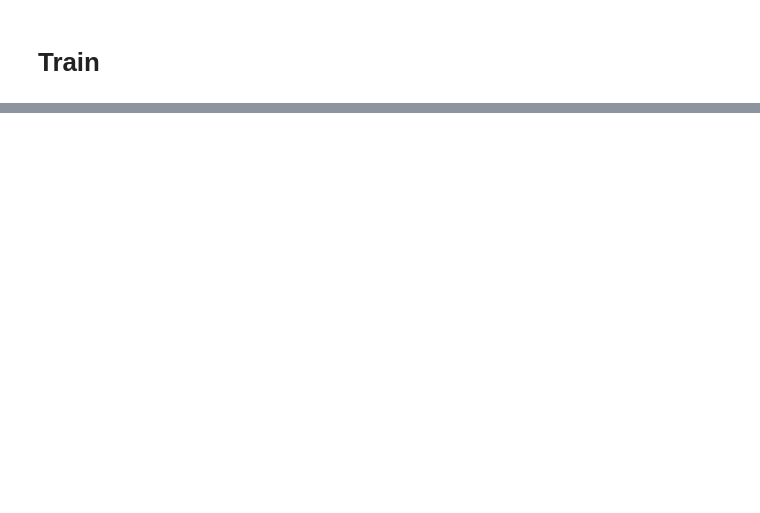
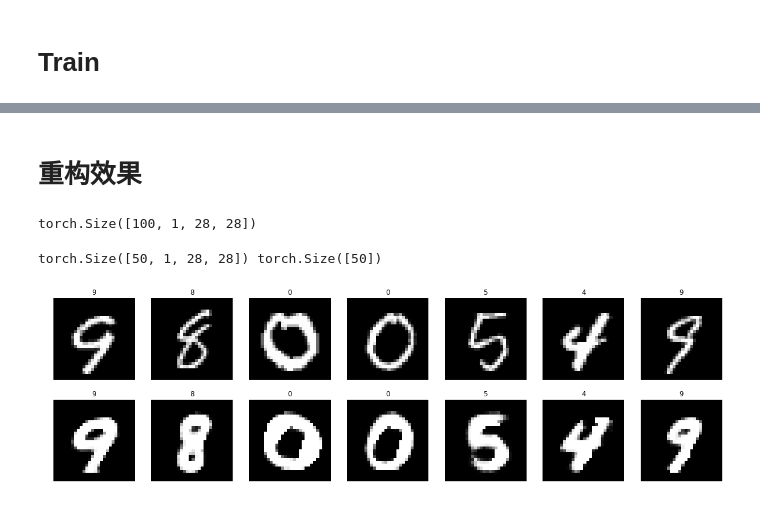
Before and after one commit to HaleyPei/Implement-of-Dynamic-Routing-Between-Capsules, a Jupyter notebook: Implement of Dynamic Routing Between Capsules.ipynb, the cells around one changed output, grey strips where cells are left out. Cells and saved outputs as stored; diff of their text form; code cells hidden in the pictures; blank space fills up the shorter version.

```diff
--- a/Implement of Dynamic Routing Between Capsules.ipynb
+++ b/Implement of Dynamic Routing Between Capsules.ipynb
@@ -7,10 +7,11 @@ import numpy as np
 import torchvision
 from torch.autograd import Variable
 from torchvision import transforms
+
 BATCH_SIZE = 100
 NUM_EPOCHS = 3
 NUM_ROUTING_ITERATIONS = 3
-USE_CUDA = True
+USE_CUDA = False
 # %% [markdown]
 # 读取mnist数据集
 # %%
@@ -221,0 +279,7 @@ test accuracy: 0.97
+# %%
+import os
+model =  CapsNet()
+model.load_state_dict(torch.load('params sqe.pkl'))
+# if USE_CUDA:
+#     model.cuda()
+print(model)
@@ -221,0 +304,64 @@ test accuracy: 0.97
+# %% [markdown]
+# 重构效果
+# %%
+test_iter = iter(mnist.test_loader)
+imgs,labels = next(test_iter)
+print(imgs.shape)
+# %% [output]
+torch.Size([100, 1, 28, 28])
+# %%
+x_test = torch.tensor(imgs[:50],dtype=torch.float)
+y_test = torch.tensor(labels[:50],dtype=torch.long)
+
+print(x_test.shape, y_test.shape)
+# %% [output]
+torch.Size([50, 1, 28, 28]) torch.Size([50])
+# %%
+import matplotlib.pyplot as plt
+import random
+import numpy as np
+import time
+
+img_num = 7
+k = random.randint(0,30)
+
+imgs = x_test[k:img_num+k].cpu().numpy()
+label = y_test[k:img_num+k].cpu().numpy()
+
+y_true = torch.sparse.torch.eye(10).index_select(dim=0, index=y_test[k:img_num+k].cpu().data)
+# y_true = y_true.cuda()
+out,pred_imgs,masked = model(x_test[k:img_num+k])
+pred_label = torch.sqrt(torch.sum(out*out, 2))
+
+pred_imgs = pred_imgs.cpu().detach().numpy()
+pred_label = pred_label.cpu().detach().numpy()
+pred_label = np.argmax(pred_label,1)
+
+plt.figure("test Image",figsize=(img_num*3,3*2))
+for i in range(img_num):
+    index = i
+    img = imgs[index]
+    title = label[index]
+    img = img.reshape([28, 28])
+
+    plt.subplot(2,img_num,i+1)
+    plt.imshow(img,cmap=plt.cm.gray)
+    plt.axis('off')
+    plt.title(title)
+
+for i in range(img_num):
+    index = i
+    img = pred_imgs[index]
+    plt.subplot(2,img_num,i+img_num+1)
+
+    title = pred_label[index]
+    img = img.reshape([28, 28])
+    plt.imshow(img,cmap=plt.cm.gray)
+    plt.axis('off')
+    plt.title(title)
+
+filename = 'r1'+str(time.time())+'.jpg'
+plt.savefig(filename)
+plt.show()
+# %% [output]
+[figure, added]
```
Also changed, not shown: parts of 12 cells of this notebook, 1 other file.
